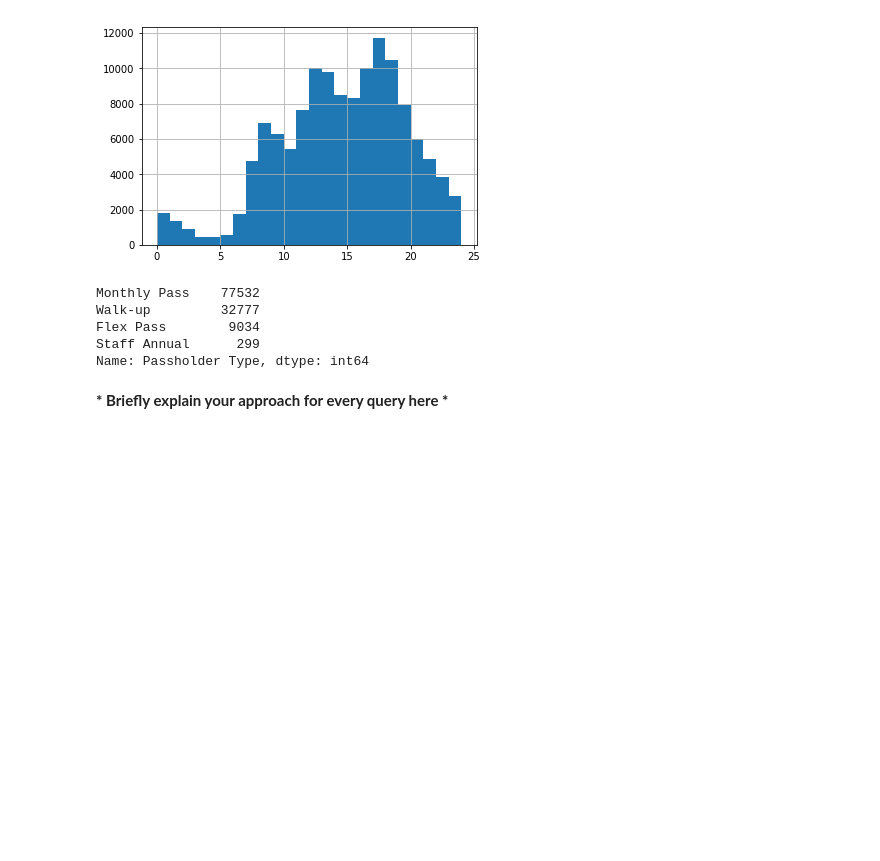
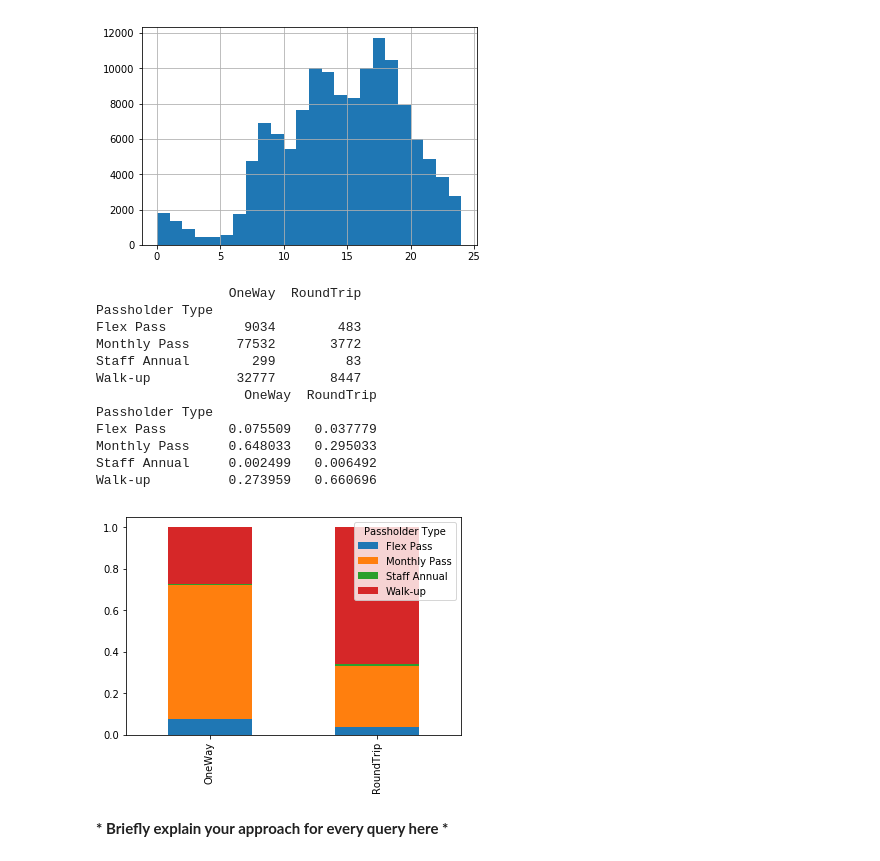
Before and after one commit to emmwel/ADAeda, a Jupyter notebook: David-code/Exercise 1.ipynb, the cells around one changed output. Cells and saved outputs as stored; diff of their text form; code cells hidden in the pictures; blank space fills up the shorter version.

```diff
--- a/David-code/Exercise 1.ipynb
+++ b/David-code/Exercise 1.ipynb
@@ -441,23 +441,36 @@ trip_start.hist(bins = 24, range=(0, 24))
 # %%
 #Task B3.3
 
 # For each *trip route category*, calculate the proportion of trips by
 # *passholder type* and present your results in *a stacked bar chart with normalized height*.
 
-trip_route = df.loc[:, ['Passholder Type', 'Trip Route Category']]
+# Pick out the one way data and the round trip data separately, saving the columns for the Passholder Type
+one_way = df[df['Trip Route Category'] == "One Way"].loc[:, 'Passholder Type']
+round_trip = df[df['Trip Route Category'] == "Round Trip"].loc[:, 'Passholder Type']
 
-one_way = trip_route[trip_route['Trip Route Category'] == "One Way"].loc[:, 'Passholder Type']
-round_trip = trip_route[trip_route['Trip Route Category'] == "Round Trip"].loc[:, 'Passholder Type']
+# Create new dataframe with the counts of each passholder type for one way and round trip in each column
+df2 = pd.DataFrame(dict(OneWay = one_way.value_counts(),  RoundTrip = round_trip.value_counts()))
+df2.index.name = 'Passholder Type'
 
+# Normalize columns
+df2.OneWay = df2.OneWay.div(df2.OneWay.sum())
+df2.RoundTrip = df2.RoundTrip.div(df2.RoundTrip.sum())
 
-#pivot_df = df.pivot(index='Trip Route Category', columns='Passholder Type', values='Value')
-#one_way.value_counts().plot(kind='bar')#, stacked=True)
-one_way.value_counts()
+# Transpose to plot it in the direction we want.
+df2.transpose().plot.bar(stacked=True);
 # %% [output]
-Monthly Pass    77532
-Walk-up         32777
-Flex Pass        9034
-Staff Annual      299
-Name: Passholder Type, dtype: int64
+                 OneWay  RoundTrip
+Passholder Type
+Flex Pass          9034        483
+Monthly Pass      77532       3772
+Staff Annual        299         83
+Walk-up           32777       8447
+                   OneWay  RoundTrip
+Passholder Type
+Flex Pass        0.075509   0.037779
+Monthly Pass     0.648033   0.295033
+Staff Annual     0.002499   0.006492
+Walk-up          0.273959   0.660696
+[figure, added]
 # %% [markdown]
 __\* Briefly explain your approach for every query here \*__
```
